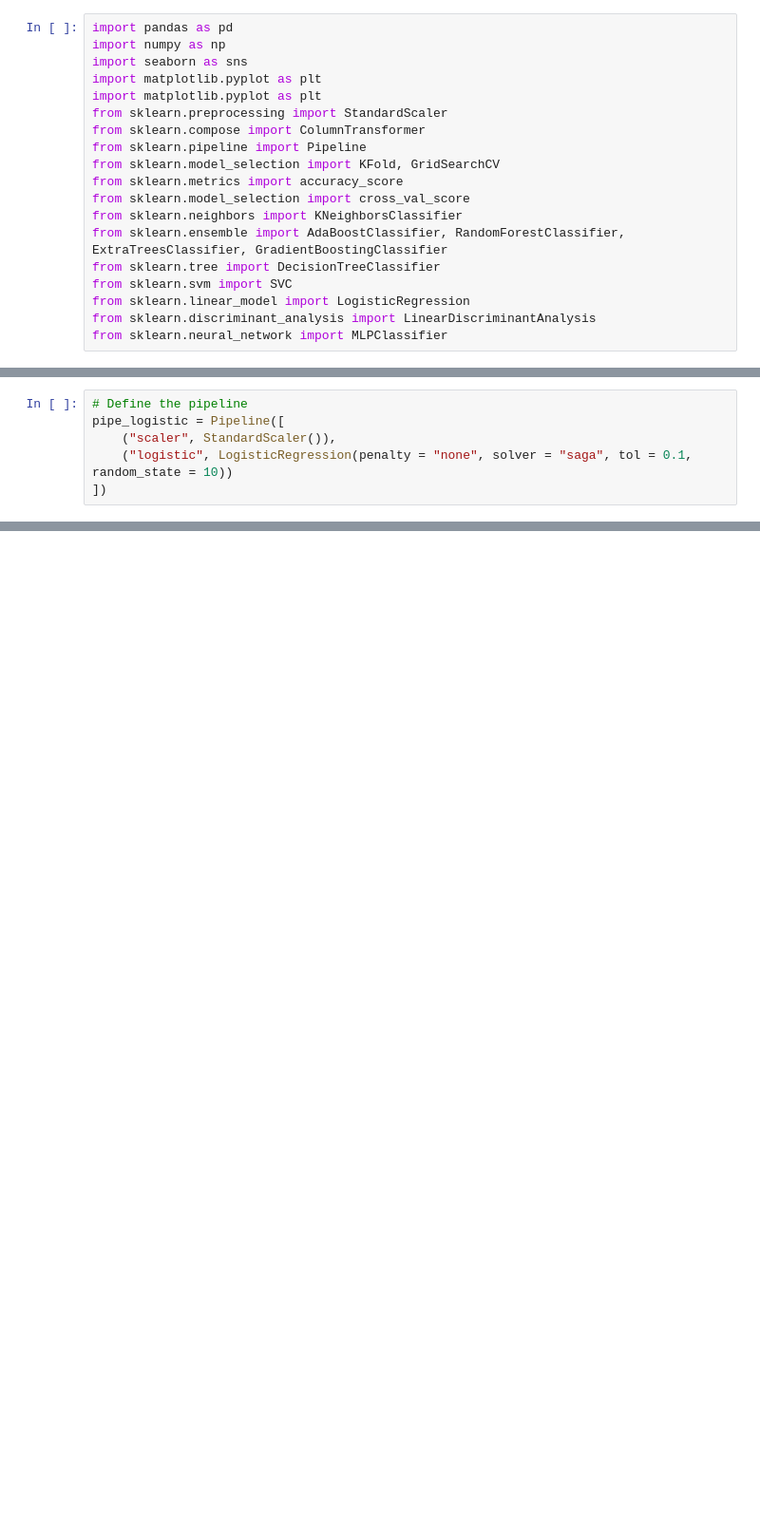
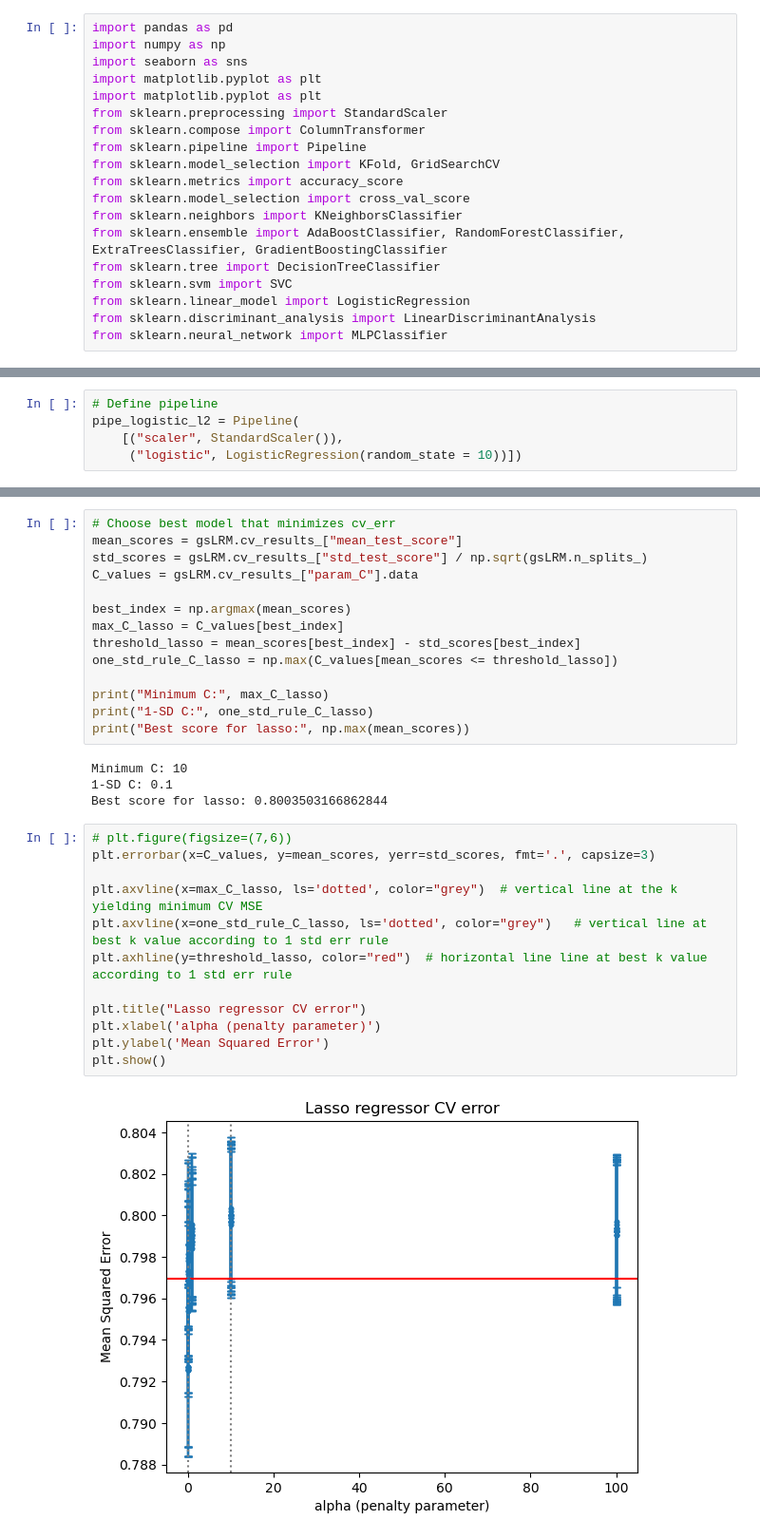
Before and after one commit to LuciaCam/ML_kaggle_competition, a Jupyter notebook: Log_Reg.ipynb, the cells around one changed output, grey strips where cells are left out. Shown: that part at 95% size. Drawn from its saved outputs; the diff is of its cells as text; blank space fills up the shorter version.

```diff
--- a/Log_Reg.ipynb
+++ b/Log_Reg.ipynb
@@ -93,6 +216,5 @@ cv_plot = cv_plot.set_title("CV Scores")
 # %%
-# Define the pipeline
-pipe_logistic = Pipeline([
-    ("scaler", StandardScaler()),
-    ("logistic", LogisticRegression(penalty = "none", solver = "saga", tol = 0.1, random_state = 10))
-])
+# Define pipeline
+pipe_logistic_l2 = Pipeline(
+    [("scaler", StandardScaler()),
+     ("logistic", LogisticRegression(random_state = 10))])
@@ -139,0 +274,32 @@ NameError: name 'K_fold' is not defined
+# %%
+# Choose best model that minimizes cv_err
+mean_scores = gsLRM.cv_results_["mean_test_score"]
+std_scores = gsLRM.cv_results_["std_test_score"] / np.sqrt(gsLRM.n_splits_)
+C_values = gsLRM.cv_results_["param_C"].data
+
+best_index = np.argmax(mean_scores)
+max_C_lasso = C_values[best_index]
+threshold_lasso = mean_scores[best_index] - std_scores[best_index]
+one_std_rule_C_lasso = np.max(C_values[mean_scores <= threshold_lasso])
+
+print("Minimum C:", max_C_lasso)
+print("1-SD C:", one_std_rule_C_lasso)
+print("Best score for lasso:", np.max(mean_scores))
+# %% [output]
+Minimum C: 10
+1-SD C: 0.1
+Best score for lasso: 0.8003503166862844
+# %%
+# plt.figure(figsize=(7,6))
+plt.errorbar(x=C_values, y=mean_scores, yerr=std_scores, fmt='.', capsize=3)
+
+plt.axvline(x=max_C_lasso, ls='dotted', color="grey")  # vertical line at the k yielding minimum CV MSE
+plt.axvline(x=one_std_rule_C_lasso, ls='dotted', color="grey")   # vertical line at best k value according to 1 std err rule
+plt.axhline(y=threshold_lasso, color="red")  # horizontal line line at best k value according to 1 std err rule
+
+plt.title("Lasso regressor CV error")
+plt.xlabel('alpha (penalty parameter)')
+plt.ylabel('Mean Squared Error')
+plt.show()
+# %% [output]
+[figure, added]
```
Also changed, not shown: parts of 20 cells of this notebook.
